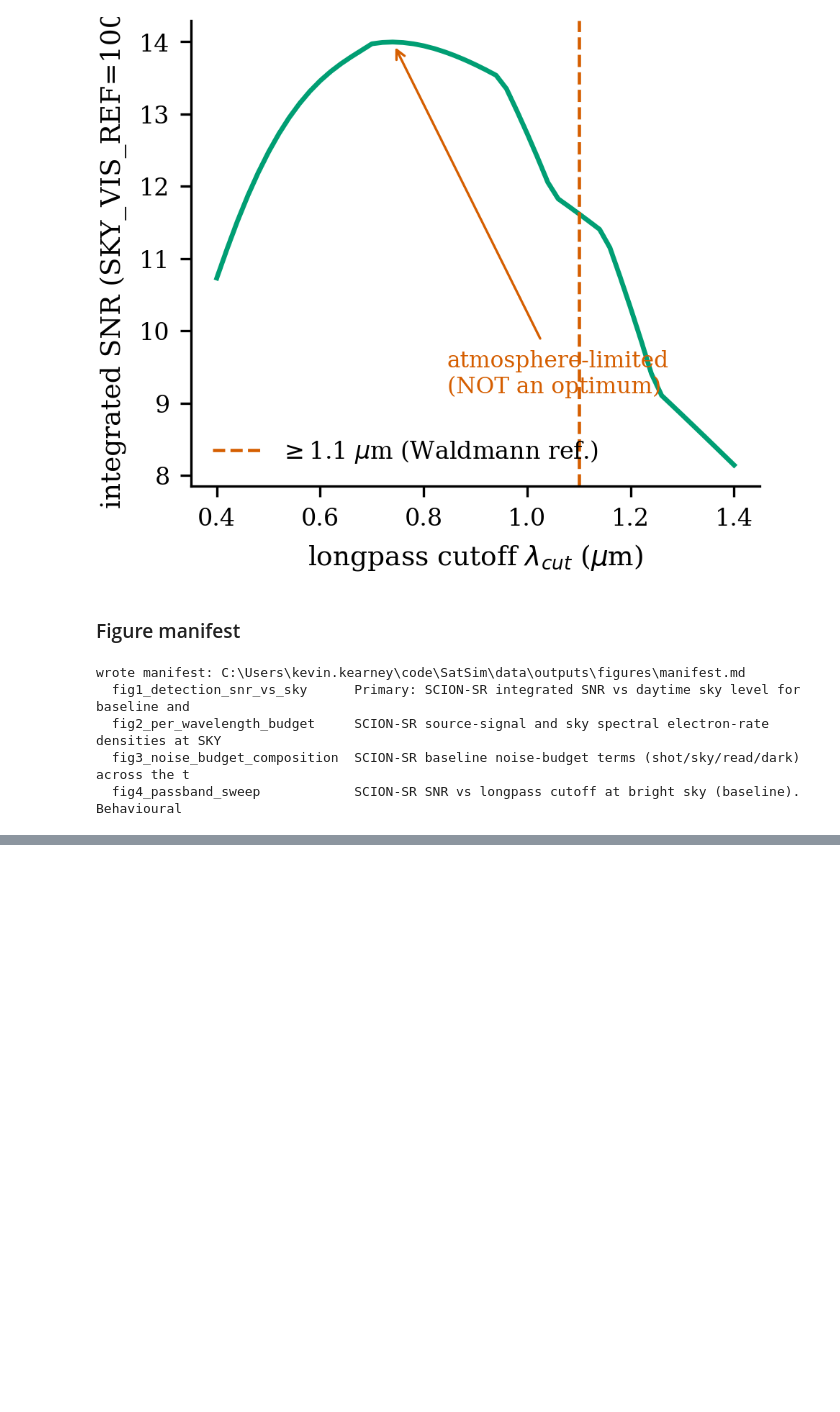
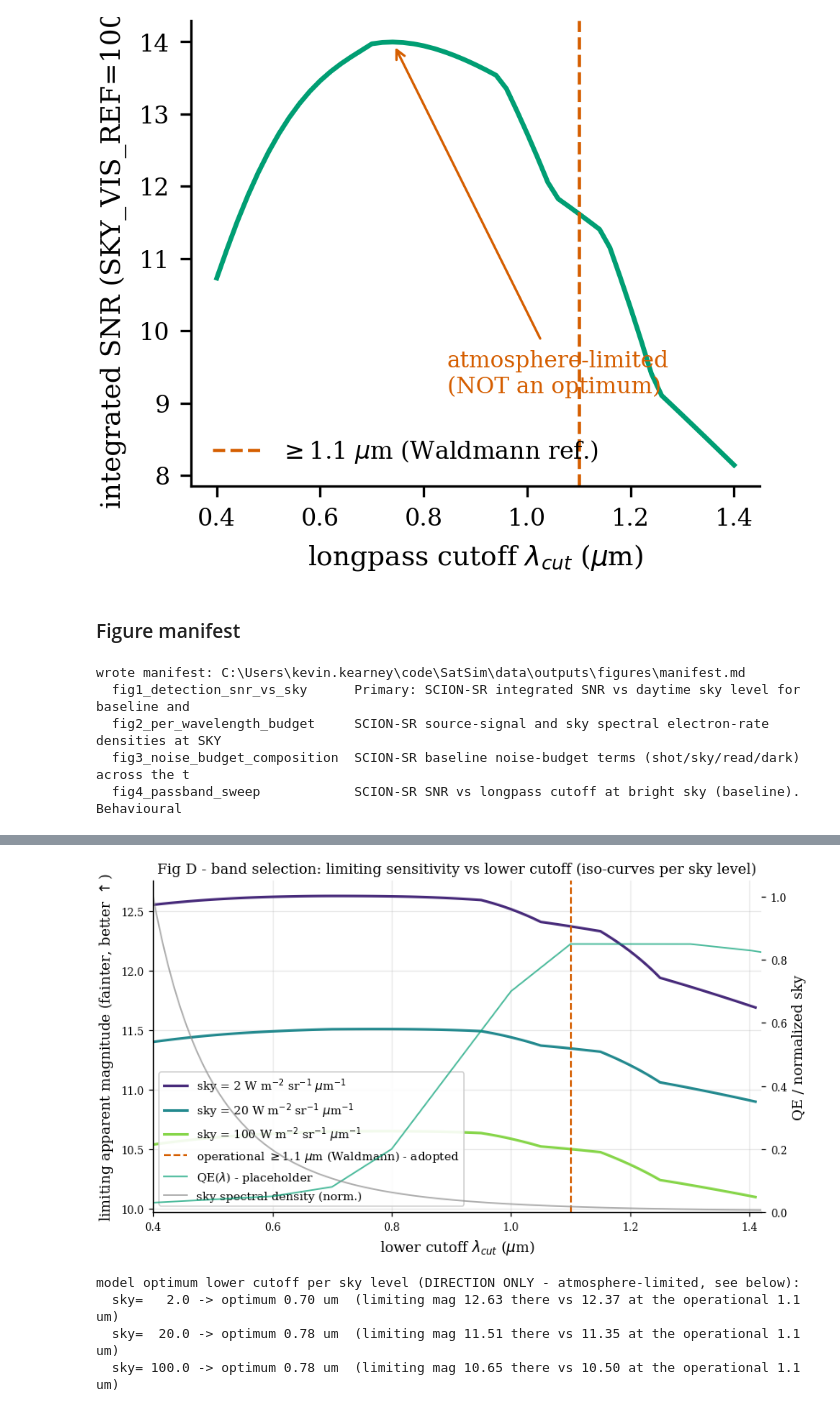
Before and after one commit to KevinKearney/SatSim, a Jupyter notebook: notebooks/radiometric_detector_comparison.ipynb, the cells around one changed output, grey strips where cells are left out. Cells and saved outputs as stored; diff of their text form; code cells hidden in the pictures; blank space fills up the shorter version.

```diff
--- a/notebooks/radiometric_detector_comparison.ipynb
+++ b/notebooks/radiometric_detector_comparison.ipynb
@@ -1067,17 +822,0 @@ sky is suppressed — the paper's sky-limited → detector-limited transition.
-# %%
-sky_axis = np.array([200, 100, 50, 20, 10, 5, 2, 1, 0.3, 0.1, 0.0])
-fig, ax = plt.subplots()
-for t, col, lab in ((T_REF_S, CBB["blue"], "t=%g ms (read-limited floor)" % (T_REF_S*1e3)),
-                    (1.0,     CBB["vermilion"], "t=1 s (dark-limited floor)")):
-    gap = np.array([_det_limmag(SCION, OPERATIONAL_BAND_UM, sv, t) - _det_limmag(REFSENSOR, OPERATIONAL_BAND_UM, sv, t) for sv in sky_axis])
-    ax.plot(sky_axis, gap, "o-", color=col, lw=2, ms=4, label=lab)
-ax.axhline(0, color=CBB["black"], lw=0.8)
-ax.set_xscale("symlog", linthresh=0.1); ax.invert_xaxis(); ax.set_xlim(sky_axis.max()*1.4, -0.04)
-ax.set_xlabel(r"daytime sky level SKY_VIS_REF (W m$^{-2}$ sr$^{-1}$ $\mu$m$^{-1}$)  —  suppressed $\rightarrow$")
-ax.set_ylabel("SCION-SR advantage (limiting-mag gap)")
-ax.set_title("Detector advantage grows as the sky is suppressed")
-ax.legend(loc="upper right")
-plt.show()
-print("At full suppression: read-limited gap = %+.2f mag (t=%g ms);  dark-limited gap = %+.2f mag (t=1 s)"
-      % (_det_limmag(SCION,OPERATIONAL_BAND_UM,0.0,T_REF_S)-_det_limmag(REFSENSOR,OPERATIONAL_BAND_UM,0.0,T_REF_S), T_REF_S*1e3,
-         _det_limmag(SCION,OPERATIONAL_BAND_UM,0.0,1.0)-_det_limmag(REFSENSOR,OPERATIONAL_BAND_UM,0.0,1.0)))
@@ -1113,0 +999,35 @@ NIR-SWIR color = m(1.0-1.2) - m(1.4-1.7), SCION-SR QE:
+# %%
+cuts = np.arange(0.40, 1.42, 0.01)
+fam_cols = plt.cm.viridis(np.linspace(0.12, 0.82, len(SKY_FAMILY)))
+
+fig, ax = plt.subplots()
+lm_by_sky = {}
+for sv, col in zip(SKY_FAMILY, fam_cols):
+    lm = np.array([_scion_limmag(c, sv, T_REF_S) for c in cuts])
+    lm_by_sky[sv] = lm
+    ax.plot(cuts, lm, color=col, lw=2, label=r"sky = %g W m$^{-2}$ sr$^{-1}$ $\mu$m$^{-1}$" % sv)
+ax.axvline(OPERATIONAL_BAND_UM, color=CBB["vermilion"], ls="--", lw=1.4,
+           label=r"operational $\geq$1.1 $\mu$m (Waldmann) - adopted")
+ax.set_xlabel(r"lower cutoff $\lambda_{cut}$ ($\mu$m)")
+ax.set_ylabel("limiting apparent magnitude (fainter, better $\\uparrow$)")
+ax.set_title("Fig D - band selection: limiting sensitivity vs lower cutoff (iso-curves per sky level)")
+ax2 = ax.twinx()
+ax2.plot(GRID_UM, QE_VISGAAS, color=CBB["green"], lw=1.2, alpha=0.7, label=r"QE($\lambda$) - placeholder")
+sky_den = sky_radiance_m(GRID_UM, REF_SKY_DAYTIME); sky_den = sky_den/sky_den.max()
+ax2.plot(GRID_UM, sky_den, color=CBB["grey"], lw=1.2, alpha=0.7, label="sky spectral density (norm.)")
+ax2.set_ylabel("QE / normalized sky"); ax2.set_ylim(0, 1.05); ax2.grid(False)
+h1,l1 = ax.get_legend_handles_labels(); h2,l2 = ax2.get_legend_handles_labels()
+ax.legend(h1+h2, l1+l2, loc="lower left", fontsize=9); ax.set_xlim(0.4, 1.42)
+plt.show()
+
+print("model optimum lower cutoff per sky level (DIRECTION ONLY - atmosphere-limited, see below):")
+for sv in SKY_FAMILY:
+    lm = lm_by_sky[sv]
+    print("  sky=%6.1f -> optimum %.2f um  (limiting mag %.2f there vs %.2f at the operational %.1f um)"
+          % (sv, cuts[int(np.argmax(lm))], lm.max(), _scion_limmag(OPERATIONAL_BAND_UM, sv, T_REF_S), OPERATIONAL_BAND_UM))
+# %% [output]
+[figure, added]
+model optimum lower cutoff per sky level (DIRECTION ONLY - atmosphere-limited, see below):
+  sky=   2.0 -> optimum 0.70 um  (limiting mag 12.63 there vs 12.37 at the operational 1.1 um)
+  sky=  20.0 -> optimum 0.78 um  (limiting mag 11.51 there vs 11.35 at the operational 1.1 um)
+  sky= 100.0 -> optimum 0.78 um  (limiting mag 10.65 there vs 10.50 at the operational 1.1 um)
```
Also changed, not shown: parts of 40 cells of this notebook.
